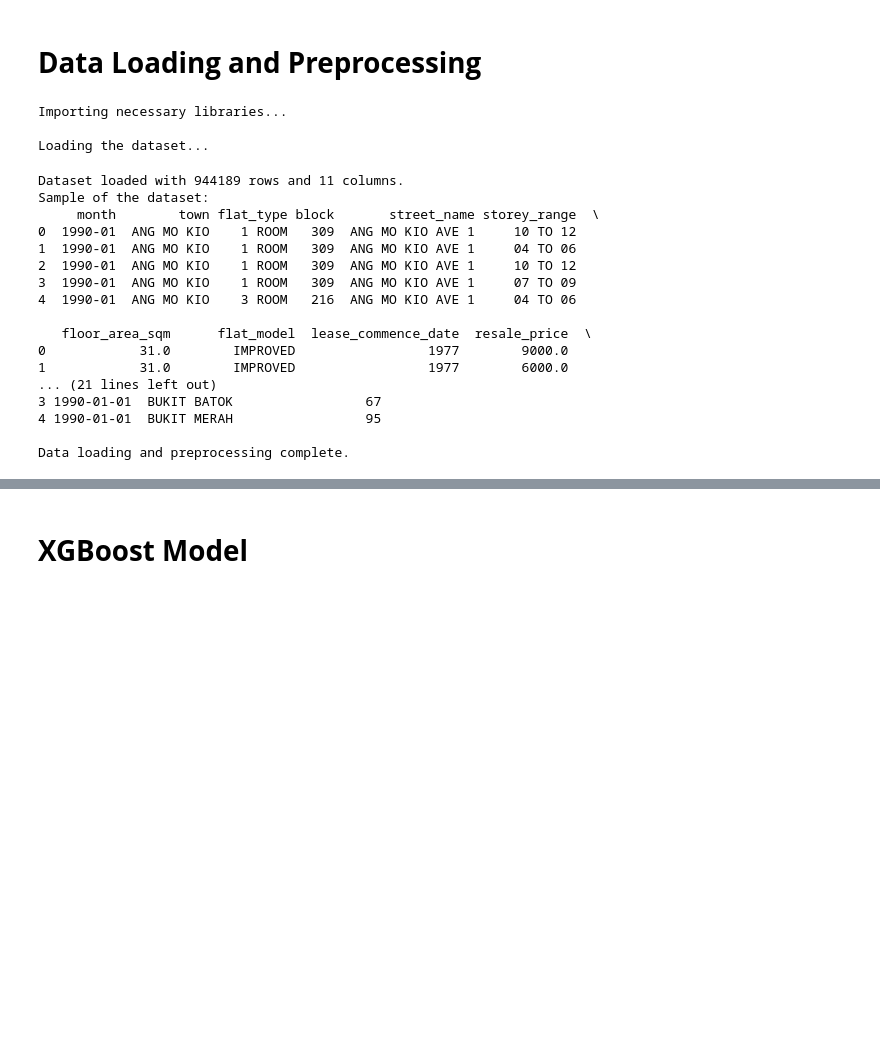
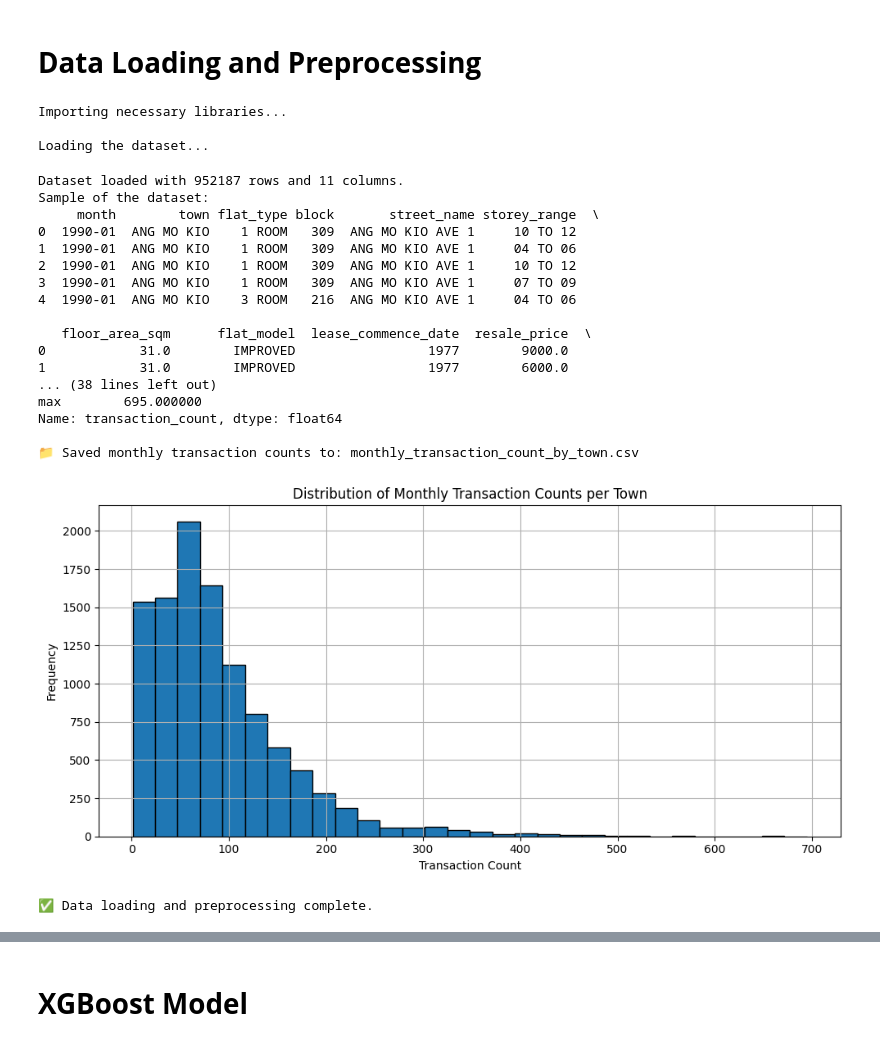
Before and after one commit to Rianna2002/ITPG1WizVision, a Jupyter notebook: Demand_Forecasting/ITP_Demand_Forecasting.ipynb, the cells around one changed output, grey strips where cells are left out. Drawn from its saved outputs; the diff is of its cells as text; code cells hidden in the pictures; blank space fills up the shorter version.

Commit message:
updated model

```diff
--- a/Demand_Forecasting/ITP_Demand_Forecasting.ipynb
+++ b/Demand_Forecasting/ITP_Demand_Forecasting.ipynb
@@ -1,80 +1,102 @@
 # %% [markdown]
 # **Data Loading and Preprocessing**
 # %%
-# Import necessary libraries
+# === Data Loading and Cleaning ===
+
 print("Importing necessary libraries...")
 import pandas as pd
 import numpy as np
 import matplotlib.pyplot as plt
-from sklearn.model_selection import train_test_split, GridSearchCV
-from sklearn.metrics import mean_squared_error, mean_absolute_error
+from sklearn.metrics import mean_squared_error, mean_absolute_error, mean_absolute_percentage_error
 import joblib
 import xgboost as xgb
+import shap
+
+# Optional deep learning imports (only used for other models)
 from sklearn.ensemble import RandomForestRegressor
 from statsmodels.tsa.arima.model import ARIMA
 import itertools
 from tensorflow.keras.models import Sequential
 from tensorflow.keras.layers import Dense, LSTM, Dropout
-from sklearn.metrics import mean_squared_error, mean_absolute_error, mean_absolute_percentage_error
-from scikeras.wrappers import KerasRegressor
 from tensorflow.keras.callbacks import EarlyStopping
-
-
 
 # Load the dataset
 print("\nLoading the dataset...")
-file_path = 'merged_hdb_resale_data.csv'  # Update this with your file path
+file_path = 'merged_hdb_resale_data_up_to_may2025_cleaned.csv'
 data = pd.read_csv(file_path)
 print(f"Dataset loaded with {len(data)} rows and {len(data.columns)} columns.")
 print("Sample of the dataset:")
 print(data.head())
 
-# Convert the 'month' column to datetime format
-print("\nConverting the 'month' column to datetime format...")
-data['month'] = pd.to_datetime(data['month'], format='%Y-%m')
+# Convert 'month' to period format YYYY-MM
+print("\nConverting 'month' column to Year-Month period...")
+data['month'] = pd.to_datetime(data['month'], format='%Y-%m').dt.to_period('M')
 print("Conversion successful.")
 
-# Aggregate data: count the number of transactions per month per town
+# Aggregate transactions per town per month
 print("\nAggregating data by month and town...")
 transaction_count = data.groupby(['month', 'town']).size().reset_index(name='transaction_count')
+transaction_count['month'] = transaction_count['month'].dt.to_timestamp()  # Convert back to datetime for modeling
+
 print(f"Aggregated data has {len(transaction_count)} rows and {len(transaction_count.columns)} columns.")
+print("\nSample of the aggregated data:")
+print(transaction_count.tail(10))
 
-# Display a sample of the aggregated data
-print("Sample of the aggregated data:")
-print(transaction_count.head())
+# Describe distribution
+print("\nTransaction count distribution statistics:")
+print(transaction_count['transaction_count'].describe())
 
-# Helper function to evaluate models
+# Print CSV
+output_path = "monthly_transaction_count_by_town.csv"
+transaction_count.to_csv(output_path, index=False)
+print(f"\n📁 Saved monthly transaction counts to: {output_path}")
+
+# Plot histogram
+plt.figure(figsize=(10, 5))
+plt.hist(transaction_count['transaction_count'], bins=30, edgecolor='black')
+plt.title('Distribution of Monthly Transaction Counts per Town')
+plt.xlabel('Transaction Count')
+plt.ylabel('Frequency')
+plt.grid(True)
+plt.tight_layout()
+plt.show()
+
+# Evaluation helper
 def evaluate_model(y_true, y_pred, model_name):
     mae = mean_absolute_error(y_true, y_pred)
     rmse = np.sqrt(mean_squared_error(y_true, y_pred))
-    mape = mean_absolute_percentage_error(y_true, y_pred)
+    y_true_clipped = np.clip(y_true, 10, None)
+    mape = np.mean(np.abs((y_true - y_pred) / y_true_clipped))
+
     print(f"\n{model_name} Performance:")
-    print(f"  MAE: {mae}")
-    print(f"  RMSE: {rmse}")
-    print(f"  MAPE: {mape}")
+    print(f"  MAE : {mae:.4f}")
+    print(f"  RMSE: {rmse:.4f}")
+    print(f"  MAPE: {mape:.4%}")
     print("-" * 30)
+
     return mae, rmse, mape
 
-
-print("\nData loading and preprocessing complete.")
+print("\n✅ Data loading and preprocessing complete.")
 # %% [output]
 Importing necessary libraries...
 
 Loading the dataset...
-Dataset loaded with 944189 rows and 11 columns.
+Dataset loaded with 952187 rows and 11 columns.
 Sample of the dataset:
      month        town flat_type block       street_name storey_range  \
 0  1990-01  ANG MO KIO    1 ROOM   309  ANG MO KIO AVE 1     10 TO 12
 1  1990-01  ANG MO KIO    1 ROOM   309  ANG MO KIO AVE 1     04 TO 06
 2  1990-01  ANG MO KIO    1 ROOM   309  ANG MO KIO AVE 1     10 TO 12
 3  1990-01  ANG MO KIO    1 ROOM   309  ANG MO KIO AVE 1     07 TO 09
 4  1990-01  ANG MO KIO    3 ROOM   216  ANG MO KIO AVE 1     04 TO 06
 
    floor_area_sqm      flat_model  lease_commence_date  resale_price  \
 0            31.0        IMPROVED                 1977        9000.0
 1            31.0        IMPROVED                 1977        6000.0
-... (21 lines left out)
-3 1990-01-01  BUKIT BATOK                 67
-4 1990-01-01  BUKIT MERAH                 95
+... (38 lines left out)
+max        695.000000
+Name: transaction_count, dtype: float64
 
-Data loading and preprocessing complete.
+📁 Saved monthly transaction counts to: monthly_transaction_count_by_town.csv
+[figure, added]
+✅ Data loading and preprocessing complete.
```
Also changed, not shown: parts of 10 cells of this notebook, 8 other files.
